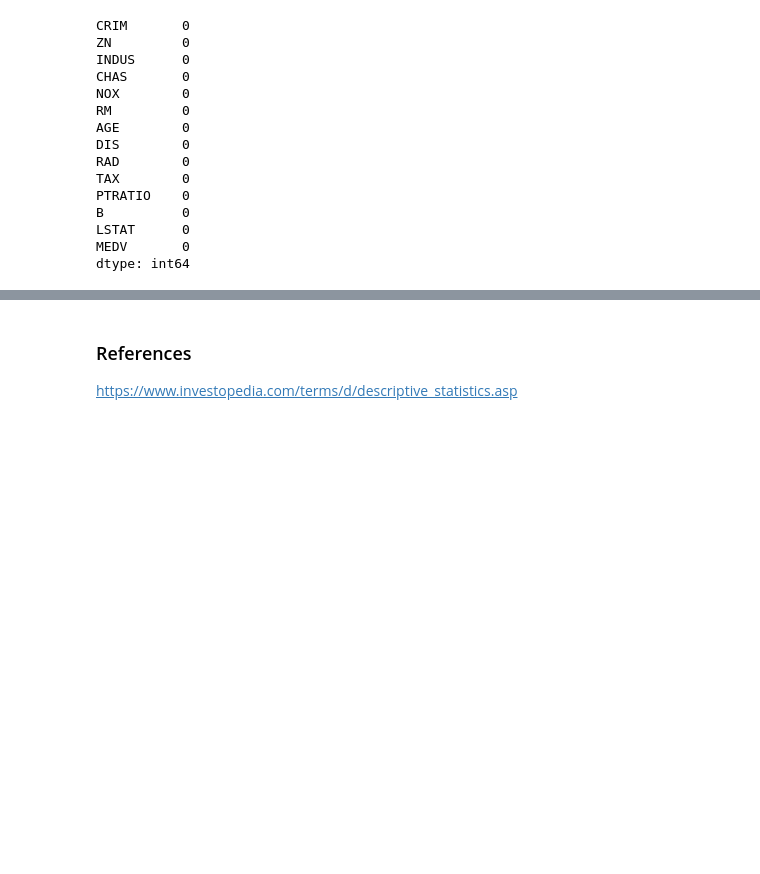
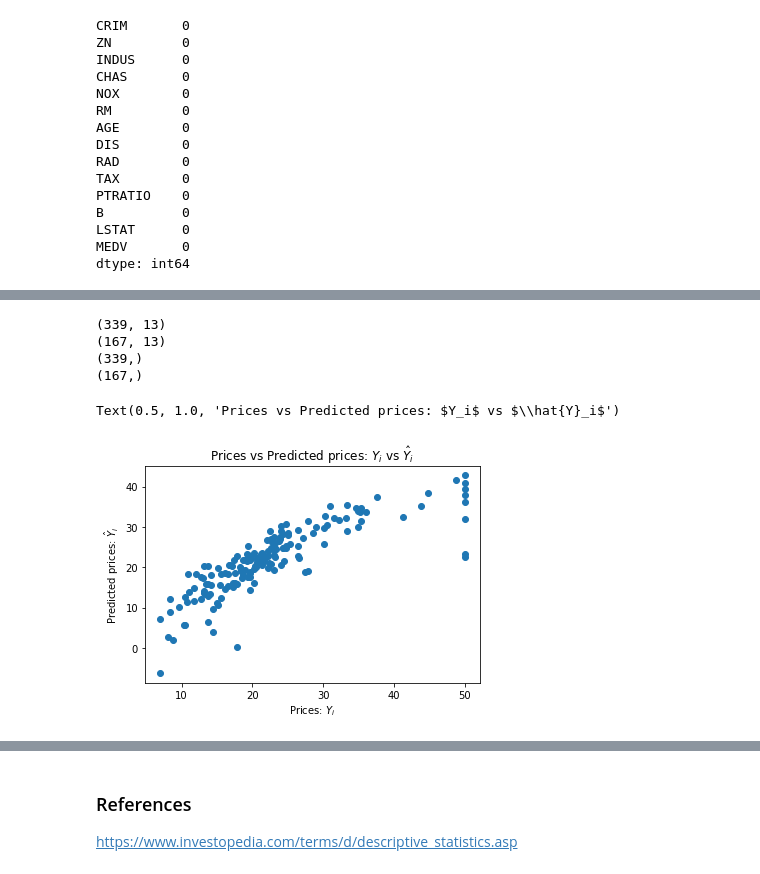
Before and after one commit to cdigap/MLAS_ASSESSMENT, a Jupyter notebook: Boston House Prices - MLAS - Assessment .ipynb, the cells around one changed output, grey strips where cells are left out. Cells and saved outputs as stored; diff of their text form; code cells hidden in the pictures; blank space fills up the shorter version.

```diff
--- a/Boston House Prices - MLAS - Assessment .ipynb
+++ b/Boston House Prices - MLAS - Assessment .ipynb
@@ -118,5 +132,5 @@ LSTAT      0
 MEDV       0
 dtype: int64
 # %%
-x=data_file.drop('TAX',axis=1)
-y=data_file['TAX']
+X=data_file.drop('MEDV',axis=1)
+Y=data_file['MEDV']
@@ -163,0 +168,29 @@ Name: TAX, Length: 506, dtype: int64
+# %%
+import sklearn
+from sklearn.model_selection import train_test_split
+
+X_train, X_test, Y_train, Y_test = train_test_split(X, Y, test_size = 0.33, random_state = 5)
+print(X_train.shape)
+print(X_test.shape)
+print(Y_train.shape)
+print(Y_test.shape)
+# %% [output]
+(339, 13)
+(167, 13)
+(339,)
+(167,)
+# %%
+from sklearn.linear_model import LinearRegression
+
+lm = LinearRegression()
+lm.fit(X_train, Y_train)
+
+Y_pred = lm.predict(X_test)
+
+plt.scatter(Y_test, Y_pred)
+plt.xlabel("Prices: $Y_i$")
+plt.ylabel("Predicted prices: $\hat{Y}_i$")
+plt.title("Prices vs Predicted prices: $Y_i$ vs $\hat{Y}_i$")
+# %% [output]
+Text(0.5, 1.0, 'Prices vs Predicted prices: $Y_i$ vs $\\hat{Y}_i$')
+[figure, added]
```
Also changed, not shown: parts of 11 cells of this notebook.
